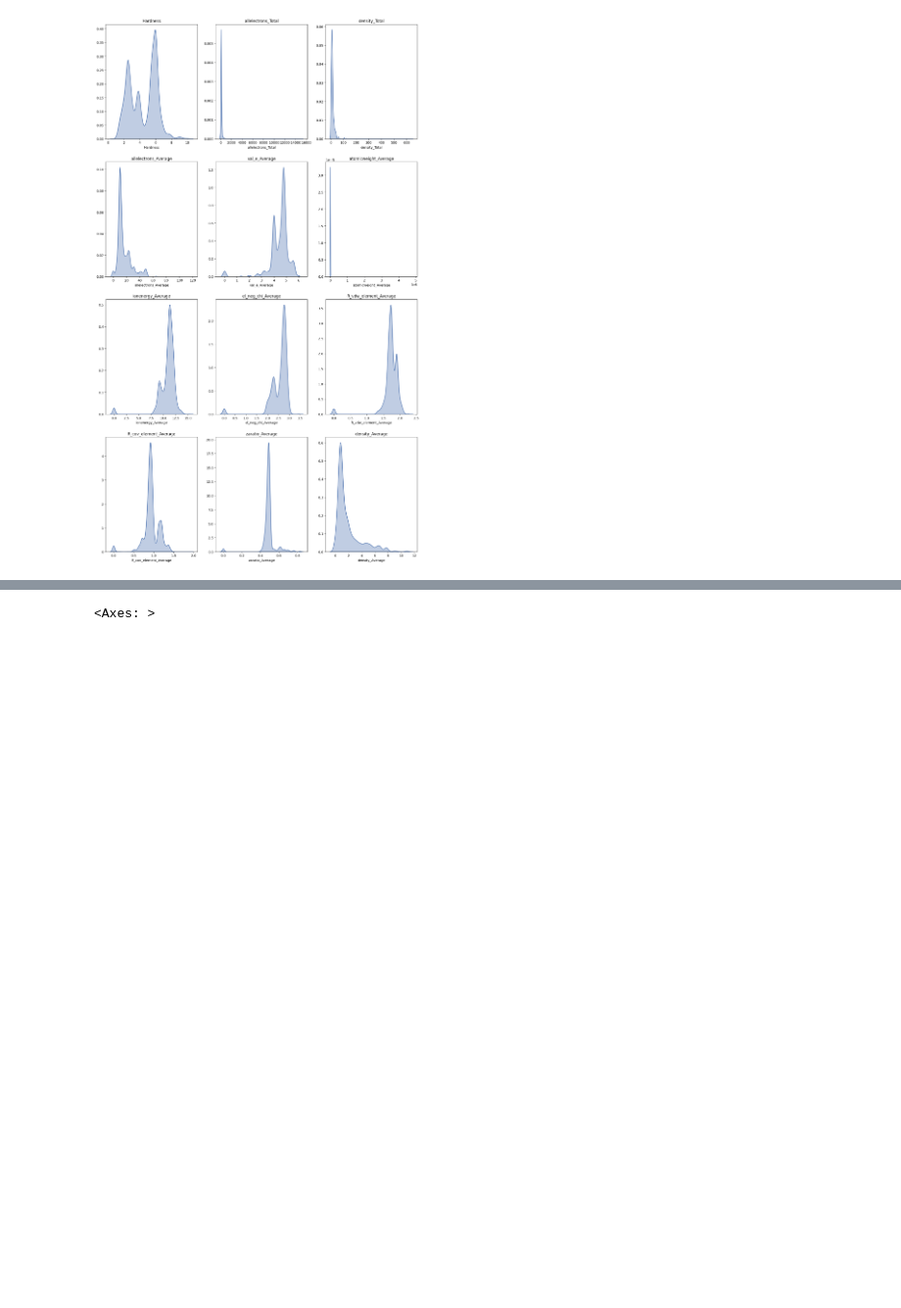
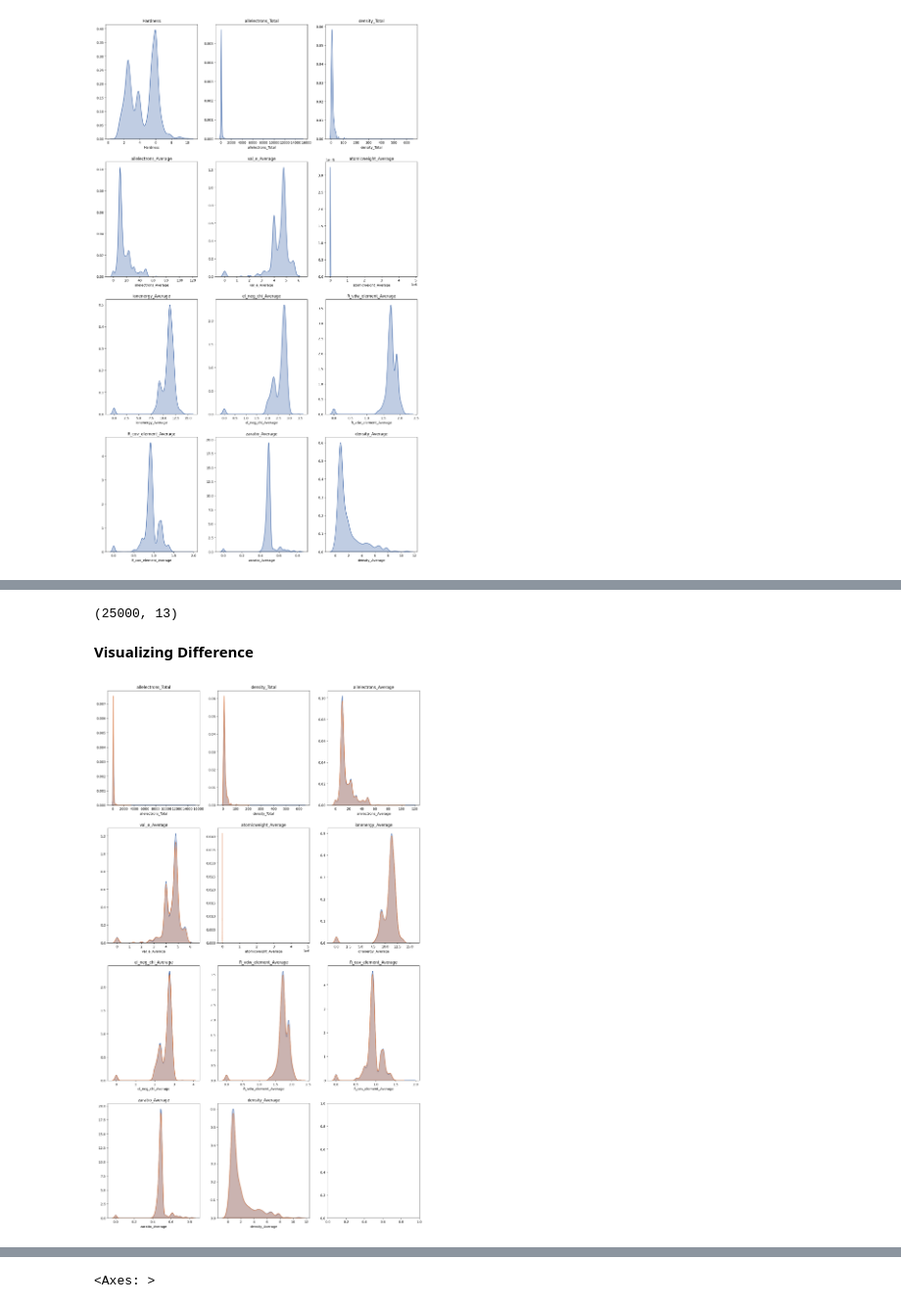
Before and after one commit to dessyamirudin/competition_2026, a Jupyter notebook: one_dollar_kaggle/OneDollar - Data + Exploration.ipynb, the cells around one changed output, grey strips where cells are left out. Shown at 98% size. Drawn from its saved outputs; the diff is of its cells as text; code cells hidden in the pictures; blank space fills up the shorter version.

```diff
--- a/one_dollar_kaggle/OneDollar - Data + Exploration.ipynb
+++ b/one_dollar_kaggle/OneDollar - Data + Exploration.ipynb
@@ -142,0 +188,33 @@ for ax, col in zip(axes.flatten(), num_cols):
+# %%
+# combine test and tag
+combined = pd.concat([train_c,test_c],ignore_index=True)
+# %%
+combined.shape
+# %% [output]
+(25000, 13)
+# %% [markdown]
+**Visualizing Difference**
+# %%
+PALETTE = {"train": "#4C72B0", "test": "#DD8452"}
+# 4C72B0 = Blue
+# DD8452 = Orange
+# %%
+num_cols_c = combined.drop(columns=["id"]).select_dtypes(include="number").columns.to_list()
+# %%
+data_viz_c = combined.drop(columns = ["id"])
+# %%
+fig, axes = plt.subplots(4, 3, figsize=(17, 29))
+
+for ax, col in zip(axes.flatten(), num_cols_c):
+    for label, color in PALETTE.items():
+        sns.kdeplot(data_viz_c.loc[data_viz_c["tag"] == label, col].dropna(),
+                    ax=ax,
+                    fill=True,
+                    alpha=0.35,
+                    color=color,
+                    linewidth=1.5,
+                    label=str(label))
+    ax.set_title(col)
+    ax.set_ylabel("")
+# %% [output]
+[figure, added]
```
Also changed, not shown: parts of 14 cells of this notebook.
